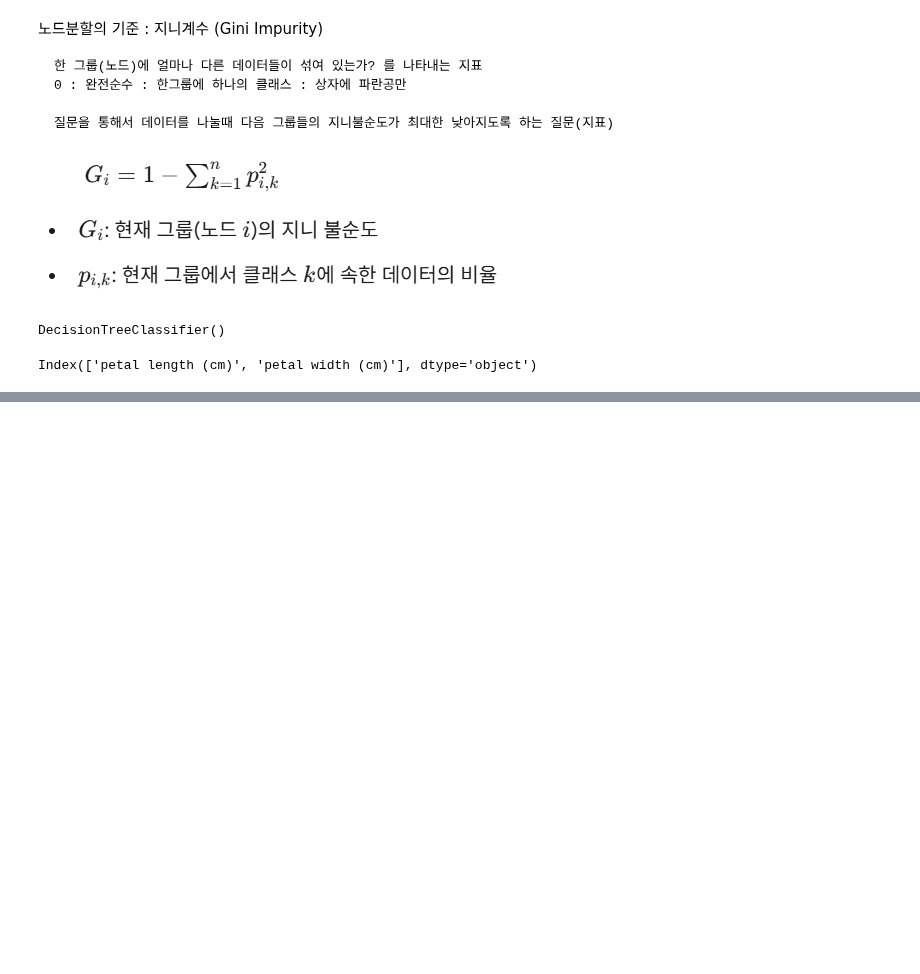
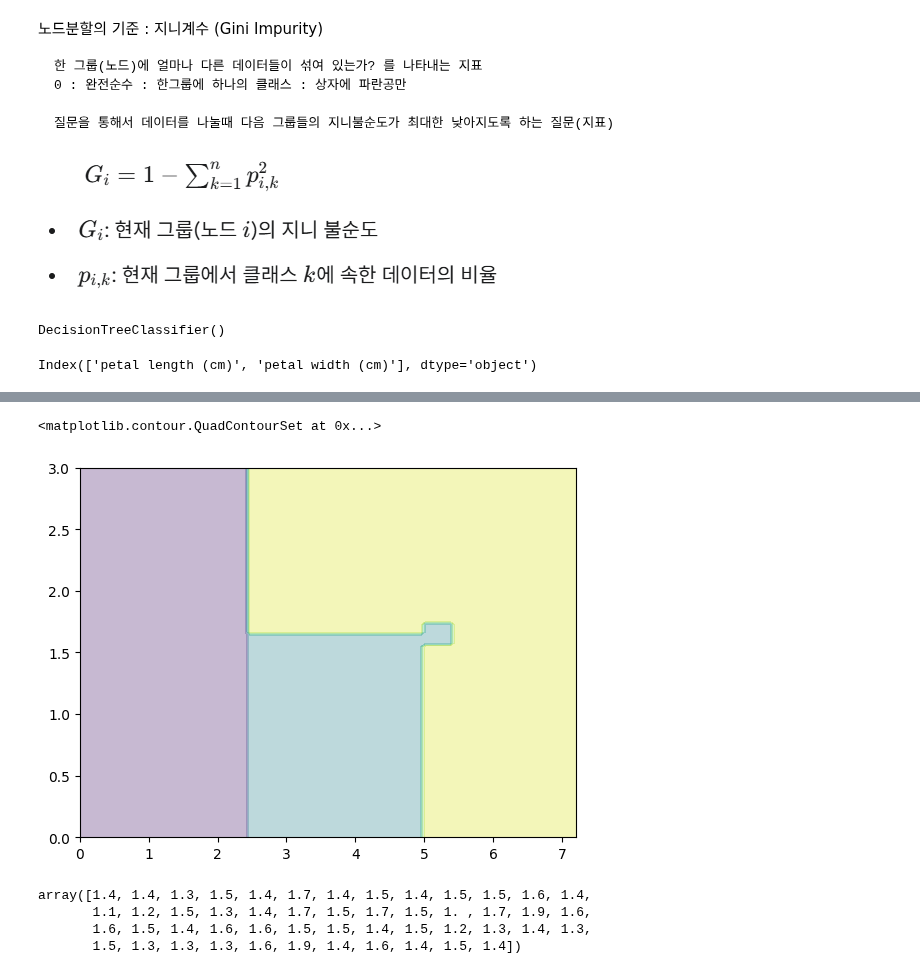
Before and after one commit to pia222sk20/python, a Jupyter notebook: pandas-data-analysis/part7/7.6_review_tree_classification.ipynb, the cells around one changed output, grey strips where cells are left out. Saved outputs shown, nothing was run; the diff lists cells and outputs as text; code cells hidden in the pictures; blank space fills up the shorter version.

```diff
--- a/pandas-data-analysis/part7/7.6_review_tree_classification.ipynb
+++ b/pandas-data-analysis/part7/7.6_review_tree_classification.ipynb
@@ -69,0 +96,17 @@ plt.show()
+# %%
+# 전체영역에 대한 예측
+import numpy as np
+lengths, widths = np.meshgrid(np.linspace(0,7.2,100), np.linspace(0,3,100))
+x_iris_all = np.c_[lengths.ravel(),widths.ravel()]
+y_pred = tree.predict(x_iris_all).reshape(lengths.shape)
+plt.contourf(lengths,widths,y_pred,alpha=0.3)
+# %% [output]
+<matplotlib.contour.QuadContourSet at 0x...>
+[figure, added]
+# %%
+X.to_numpy()[:,0][y==0]
+# %% [output]
+array([1.4, 1.4, 1.3, 1.5, 1.4, 1.7, 1.4, 1.5, 1.4, 1.5, 1.5, 1.6, 1.4,
+       1.1, 1.2, 1.5, 1.3, 1.4, 1.7, 1.5, 1.7, 1.5, 1. , 1.7, 1.9, 1.6,
+       1.6, 1.5, 1.4, 1.6, 1.6, 1.5, 1.5, 1.4, 1.5, 1.2, 1.3, 1.4, 1.3,
+       1.5, 1.3, 1.3, 1.3, 1.6, 1.9, 1.4, 1.6, 1.4, 1.5, 1.4])
```
Also changed, not shown: parts of 6 cells of this notebook.
